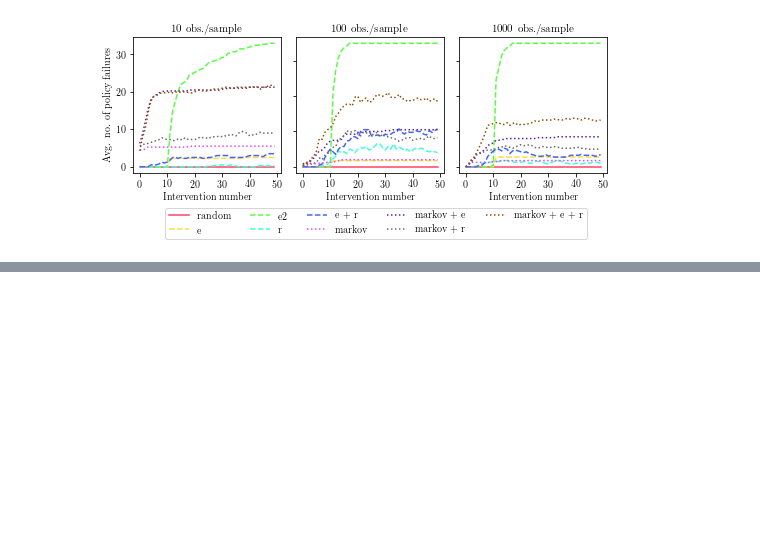
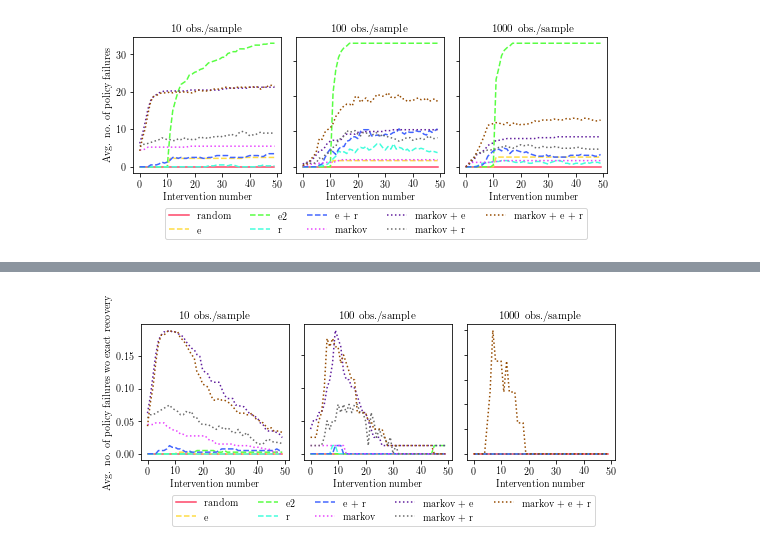
Before and after one commit to juangamella/aicp, a Jupyter notebook: plots_finite.ipynb, the cells around one changed output, grey strips where cells are left out. Cells and saved outputs as stored; diff of their text form; code cells hidden in the pictures; blank space fills up the shorter version.

```diff
--- a/plots_finite.ipynb
+++ b/plots_finite.ipynb
@@ -572,0 +623,45 @@ plt.savefig('figures/empty_pool.pdf', bbox_inches='tight')
+# %%
+sample_sizes = [10,100,1000]
+it_nums = list(range(max_iter))
+jac_sim_ep = np.zeros((len(sample_sizes), P, N*runs, len(it_nums)))
+for k, n in enumerate(sample_sizes):
+    # get empty pool events and trajectories for each sample size
+    empty_pool_events = EmptyPoolEvents[k]
+    trajectories = Trajectories[k]
+    # get empty pool events and trajectories for each policy
+    for i, (name, events_list) in enumerate(empty_pool_events.items()):
+        empty_pool_events_p = empty_pool_events[name]
+        trajectory_p = trajectories[name]
+        # For a given intervention number, is the pool empty while Jaccard sim is not 1?
+        for ii in range(N*runs):
+            for j, it_num in enumerate(it_nums):
+                if it_num in empty_pool_events_p[ii] and trajectory_p[ii][it_num] != 1:
+                    jac_sim_ep[k, i, ii, j] = 1
+
+mean_jac_sim_ep = np.mean(jac_sim_ep[:, :, :, :], axis=2)
+# %%
+# Plot settings
+gs = gridspec.GridSpec(1, 3, wspace=0.10, hspace=0.2)
+plt.figure(figsize=(8.5,2.5))
+
+x_axis = np.arange(0, max_iter)
+ylim = [-0.05, 1.1]
+linestyle = ['-', '--', '--', '--', '--', ':', ':', ':', ':']
+
+for j, n in enumerate(sample_sizes):
+    plt.subplot(gs[j])
+    ax = plt.gca()
+    # Compute and plot event numbers for each policy
+    for i, (name, events_list) in enumerate(EmptyPoolEvents[j].items()):
+        ax.plot(mean_jac_sim_ep[j, i, :], label=name, color=colors[i], linewidth=1.5, linestyle = linestyle[i])
+    # Plotting details
+    plt.xlabel("Intervention number")
+    plt.ylabel("Avg. no. of policy failures wo exact recovery") if j==0 else None
+    ax.set_yticklabels([]) if j != 0 else None
+    ax.set_xticks(np.arange(0, max_iter+1, 10))
+    ax.text(0.5,1.04,"%d obs./sample" % sample_sizes[j], transform=ax.transAxes, fontsize=11, ha="center")
+
+ax.legend(prop=fontP, ncol=5, bbox_to_anchor=(0.9, -.22))
+plt.savefig('figures/empty_pool_Jacc_not1.pdf', bbox_inches='tight')
+# %% [output]
+[figure, added]
```
Also changed, not shown: parts of 10 cells of this notebook.
